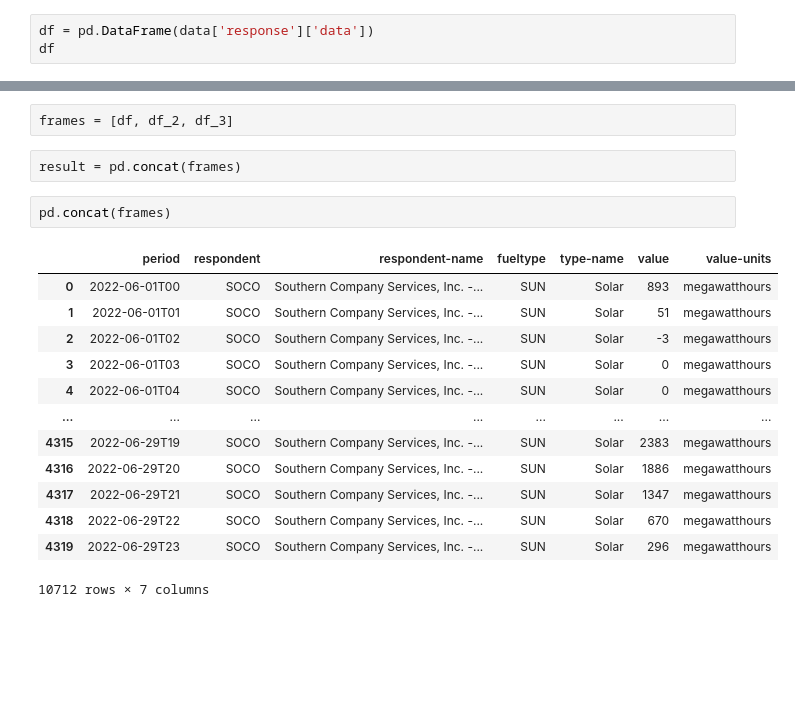
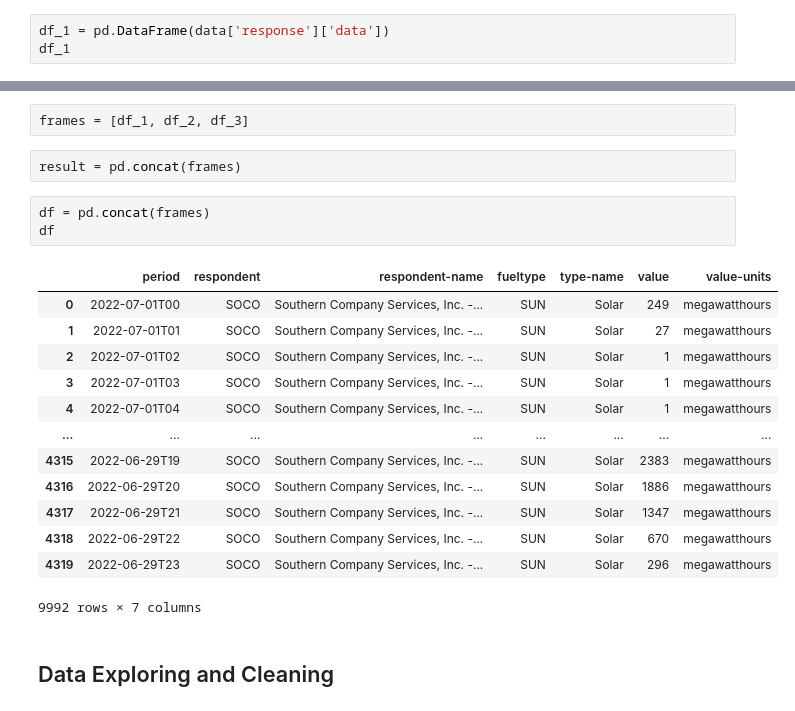
Before and after one commit to cdfurr/Solar-Power, a Jupyter notebook: Notebooks/Untitled.ipynb, the cells around one changed output, grey strips where cells are left out. Saved outputs shown, nothing was run; the diff lists cells and outputs as text; blank space fills up the shorter version.

```diff
--- a/Notebooks/Untitled.ipynb
+++ b/Notebooks/Untitled.ipynb
@@ -30,7 +59,7 @@ data['response'].keys()
 # %% [output]
 dict_keys(['query execution', 'count query execution', 'total', 'dateFormat', 'frequency', 'data', 'description'])
 # %%
-df = pd.DataFrame(data['response']['data'])
-df
+df_1 = pd.DataFrame(data['response']['data'])
+df_1
 # %% [output]
 |  | period | respondent | respondent-name | fueltype | type-name | value | value-units |
@@ -111,20 +151,23 @@ df_3
 # %%
-frames = [df, df_2, df_3]
+frames = [df_1, df_2, df_3]
 # %%
 result = pd.concat(frames)
 # %%
-pd.concat(frames)
+df = pd.concat(frames)
+df
 # %% [output]
 |  | period | respondent | respondent-name | fueltype | type-name | value | value-units |
-| 0 | 2022-06-01T00 | SOCO | Southern Company Services, Inc. -... | SUN | Solar | 893 | megawatthours |
-| 1 | 2022-06-01T01 | SOCO | Southern Company Services, Inc. -... | SUN | Solar | 51 | megawatthours |
-| 2 | 2022-06-01T02 | SOCO | Southern Company Services, Inc. -... | SUN | Solar | -3 | megawatthours |
-| 3 | 2022-06-01T03 | SOCO | Southern Company Services, Inc. -... | SUN | Solar | 0 | megawatthours |
-| 4 | 2022-06-01T04 | SOCO | Southern Company Services, Inc. -... | SUN | Solar | 0 | megawatthours |
+| 0 | 2022-07-01T00 | SOCO | Southern Company Services, Inc. -... | SUN | Solar | 249 | megawatthours |
+| 1 | 2022-07-01T01 | SOCO | Southern Company Services, Inc. -... | SUN | Solar | 27 | megawatthours |
+| 2 | 2022-07-01T02 | SOCO | Southern Company Services, Inc. -... | SUN | Solar | 1 | megawatthours |
+| 3 | 2022-07-01T03 | SOCO | Southern Company Services, Inc. -... | SUN | Solar | 1 | megawatthours |
+| 4 | 2022-07-01T04 | SOCO | Southern Company Services, Inc. -... | SUN | Solar | 1 | megawatthours |
 | ... | ... | ... | ... | ... | ... | ... | ... |
 | 4315 | 2022-06-29T19 | SOCO | Southern Company Services, Inc. -... | SUN | Solar | 2383 | megawatthours |
 | 4316 | 2022-06-29T20 | SOCO | Southern Company Services, Inc. -... | SUN | Solar | 1886 | megawatthours |
 | 4317 | 2022-06-29T21 | SOCO | Southern Company Services, Inc. -... | SUN | Solar | 1347 | megawatthours |
 | 4318 | 2022-06-29T22 | SOCO | Southern Company Services, Inc. -... | SUN | Solar | 670 | megawatthours |
 | 4319 | 2022-06-29T23 | SOCO | Southern Company Services, Inc. -... | SUN | Solar | 296 | megawatthours |
-10712 rows × 7 columns
+9992 rows × 7 columns
+# %% [markdown]
+## Data Exploring and Cleaning
```
Also changed, not shown: parts of 32 cells of this notebook.
